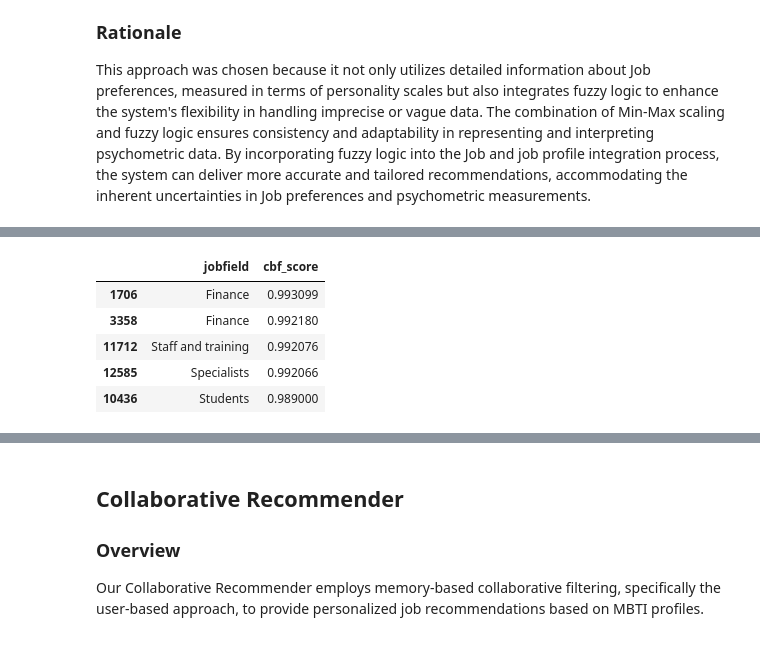
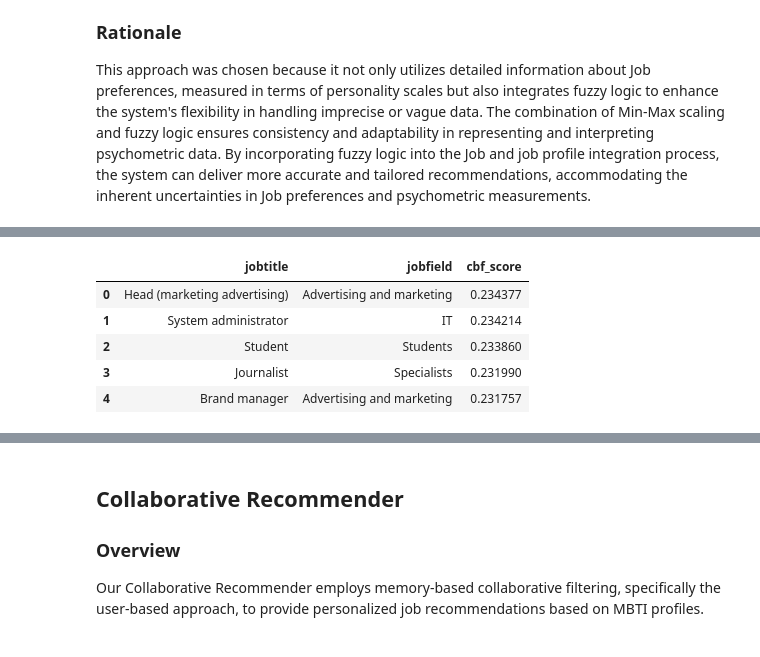
Before and after one commit to fairuzald/Hybrid-MBTI-Job-Based-Recommender-System, a Jupyter notebook: recommender_systems.ipynb, the cells around one changed output, grey strips where cells are left out. Cells and saved outputs as stored; diff of their text form; code cells hidden in the pictures.

```diff
--- a/recommender_systems.ipynb
+++ b/recommender_systems.ipynb
@@ -138,8 +157,15 @@ class CBFRecommender:
         # Get unique user profile
         unique_job_profile = self.get_unique_job_profile(self.build_job_profile())
 
-        # Calculate similarity scores and get top 5 recommendations
-        recommendations = self.calculate_similarity_scores(unique_job_profile, input_psychotype)
+        # Calculate recommendation scores for new jobs
+        for psychotype in self.df['psychotype'].unique():
+            self.df.loc[self.df['psychotype'] == psychotype, 'cbf_score'] = sum(
+                self.df.loc[self.df['psychotype'] == psychotype, 'normalized_'+scale] * unique_job_profile[input_psychotype]['job_profile_'+scale]
+                for scale in ['scale_e', 'scale_i', 'scale_s', 'scale_n', 'scale_t', 'scale_f', 'scale_j', 'scale_p']
+            )
+
+        # Sort by recommendation score and select only 'jobfield' and 'cbf_score'
+        recommendations = self.df.sort_values(by='cbf_score', ascending=False)[['jobtitle','jobfield', 'cbf_score']]
 
         return recommendations
 
@@ -150,22 +176,6 @@ class CBFRecommender:
                 for scale in ['scale_e', 'scale_i', 'scale_s', 'scale_n', 'scale_t', 'scale_f', 'scale_j', 'scale_p']
             } for psychotype in normalized_job_profile.index.unique()
         }
-
-    def calculate_similarity_scores(self, unique_job_profile, psychotype):
-        # Get the user profile for the specified psychotype
-        job_profile = unique_job_profile[psychotype]
-
-        # Reshape the user profile to a 2D array
-        job_profile_2D = np.array(list(job_profile.values())).reshape(1, -1)
-
-        # Calculate the cosine similarity between the user profile and all job profiles
-        similarity_scores = cosine_similarity(job_profiles, job_profile_2D)
-
-        # Add the similarity scores to the dataframe
-        self.df['cbf_score'] = similarity_scores
-
-        recommendations = self.df.sort_values(by='cbf_score', ascending=False)
-        return recommendations[['jobfield', 'cbf_score']]
 
     def process(self):
         # Normalize each scale
@@ -197,17 +203,18 @@ Three new dummy jobs are created with distinct titles, fields, and assigned psyc
 # %%
-# Initialize the CBFRecommender
-job_profile = CBFRecommender(df)
+# # Initialize the CBFRecommender
+cbfrecommender = CBFRecommender(df)
 
-# Process the dataframe and get unique user profile
-df, unique_job_profile = job_profile.process()
+# # Process the dataframe and get unique user profile
+df, unique_job_profile = cbfrecommender.process()
 
-# Calculate similarity scores and get top 5 recommendations
-recommendations = job_profile.calculate_similarity_scores(unique_job_profile, 'INTJ')
-recommendations.head(5)
+# # Calculate similarity scores and get top 5 recommendations
+recommendations = cbfrecommender.recommend('ENTP')
+top_5_recommendations = recommendations.head(5).reset_index(drop=True)
+top_5_recommendations
 # %% [output]
-|  | jobfield | cbf_score |
-| 1706 | Finance | 0.993099 |
-| 3358 | Finance | 0.992180 |
-| 11712 | Staff and training | 0.992076 |
-| 12585 | Specialists | 0.992066 |
-| 10436 | Students | 0.989000 |
+|  | jobtitle | jobfield | cbf_score |
+| 0 | Head (marketing advertising) | Advertising and marketing | 0.234377 |
+| 1 | System administrator | IT | 0.234214 |
+| 2 | Student | Students | 0.233860 |
+| 3 | Journalist | Specialists | 0.231990 |
+| 4 | Brand manager | Advertising and marketing | 0.231757 |
```
Also changed, not shown: parts of 16 cells of this notebook, 6 other files.
